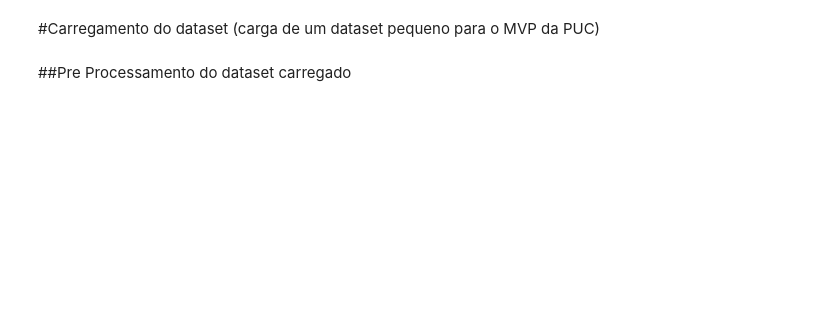
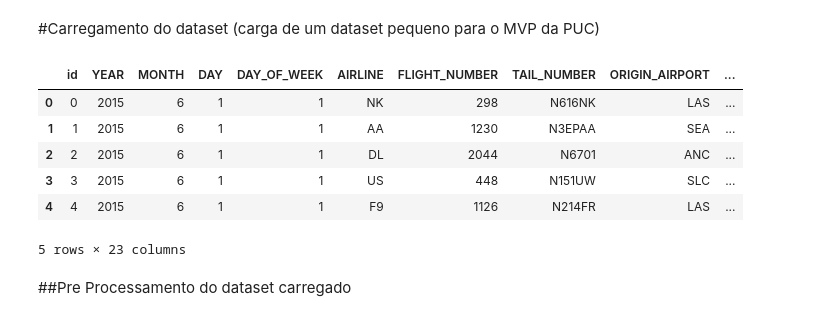
Before and after one commit to rtakimoto/flight_delay, a Jupyter notebook: api/MachineLearning/notebooks/SmallFlightDelay.ipynb, the cells around one changed output. Cells and saved outputs as stored; diff of their text form; code cells hidden in the pictures; blank space fills up the shorter version.

Commit message:
Adicionado Airline e Tail number

```diff
--- a/api/MachineLearning/notebooks/SmallFlightDelay.ipynb
+++ b/api/MachineLearning/notebooks/SmallFlightDelay.ipynb
@@ -49,8 +47,15 @@ print("Path to dataset files:", DatasetPath)
 # %%
-FlightDataset = pd.read_csv(DatasetPath+"/flights_test.csv", delimiter=',')
-
+FlightDataset = pd.read_csv("flights_test.csv", delimiter=',')
 # displaying the contents of the Test XLSX file
 FlightDataset.head()
+# %% [output]
+|  | id | YEAR | MONTH | DAY | DAY_OF_WEEK | AIRLINE | FLIGHT_NUMBER | TAIL_NUMBER | ORIGIN_AIRPORT | ... |
+| 0 | 0 | 2015 | 6 | 1 | 1 | NK | 298 | N616NK | LAS | ... |
+| 1 | 1 | 2015 | 6 | 1 | 1 | AA | 1230 | N3EPAA | SEA | ... |
+| 2 | 2 | 2015 | 6 | 1 | 1 | DL | 2044 | N6701 | ANC | ... |
+| 3 | 3 | 2015 | 6 | 1 | 1 | US | 448 | N151UW | SLC | ... |
+| 4 | 4 | 2015 | 6 | 1 | 1 | F9 | 1126 | N214FR | LAS | ... |
+5 rows × 23 columns
 # %% [markdown]
 ##Pre Processamento do dataset carregado
 # %%
```
Also changed, not shown: parts of 12 cells of this notebook, 29 other files.
